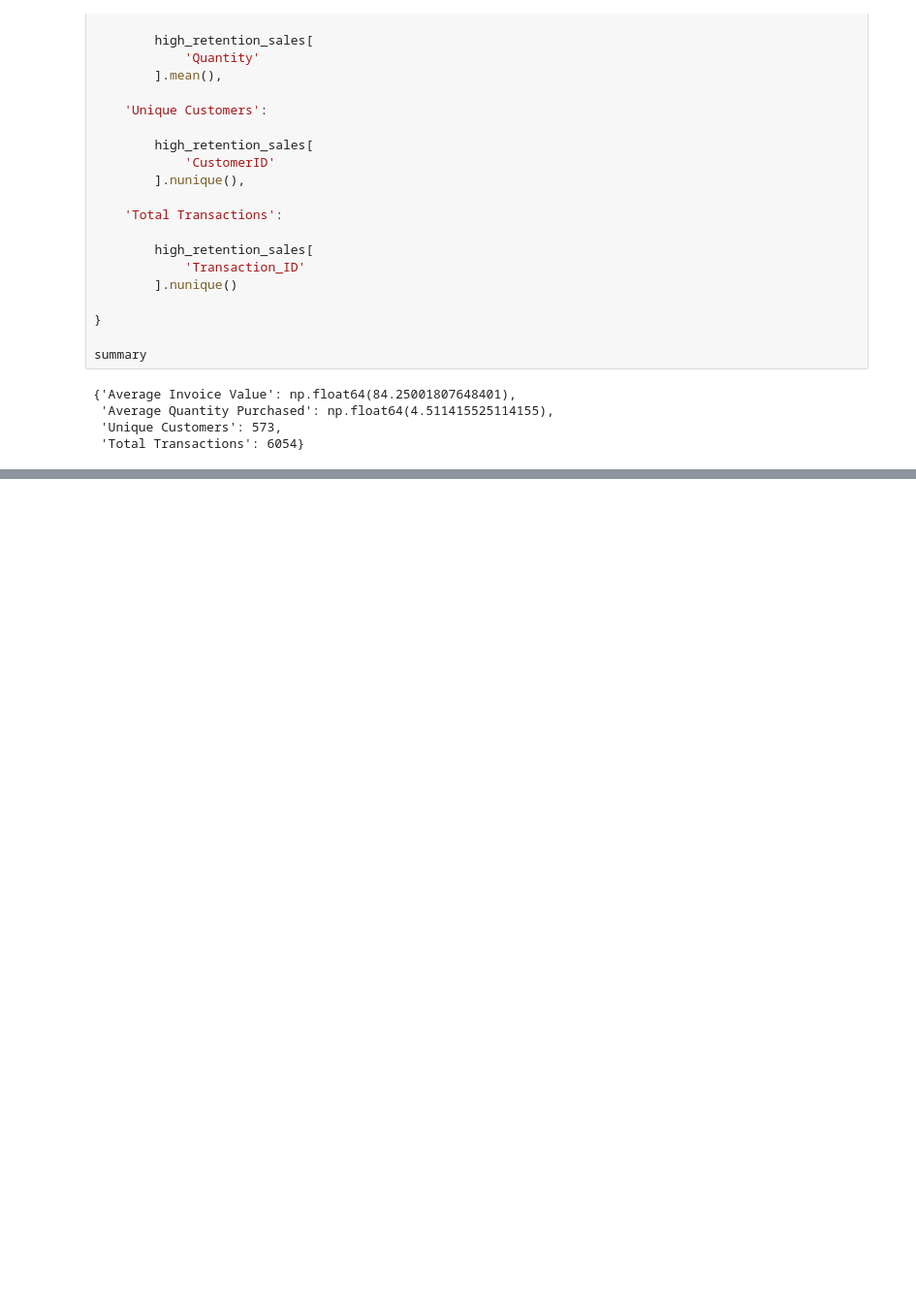
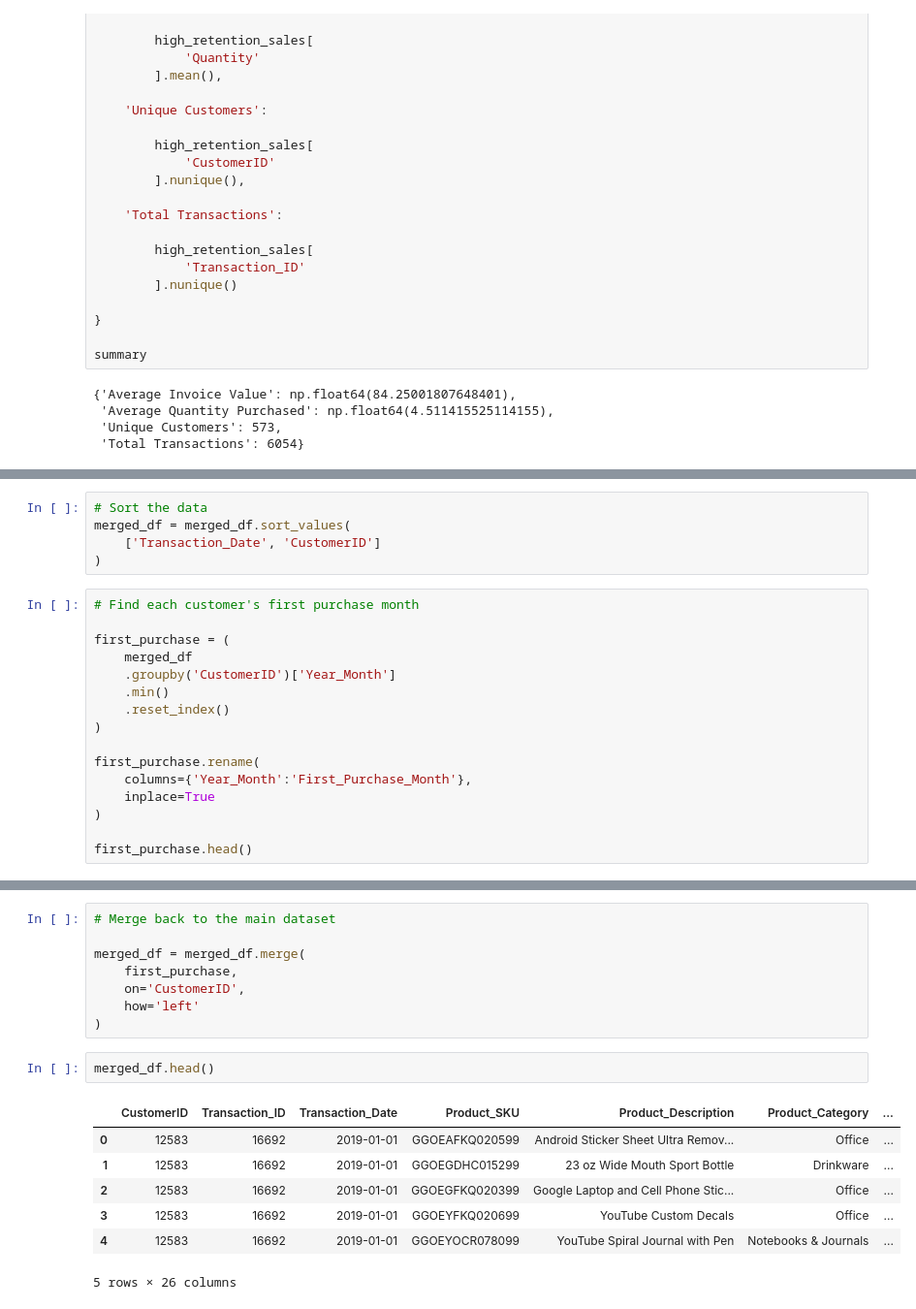
Before and after one commit to anp2/Declarative-Pipeline, a Jupyter notebook: EcommProj.ipynb, the cells around one changed output, grey strips where cells are left out. Shown at 97% size. Drawn from its saved outputs; the diff is of its cells as text; blank space fills up the shorter version.

```diff
--- a/EcommProj.ipynb
+++ b/EcommProj.ipynb
@@ -1443,0 +1464,21 @@ summary
+# %%
+# Sort the data
+merged_df = merged_df.sort_values(
+    ['Transaction_Date', 'CustomerID']
+)
+# %%
+# Find each customer's first purchase month
+
+first_purchase = (
+    merged_df
+    .groupby('CustomerID')['Year_Month']
+    .min()
+    .reset_index()
+)
+
+first_purchase.rename(
+    columns={'Year_Month':'First_Purchase_Month'},
+    inplace=True
+)
+
+first_purchase.head()
@@ -1443,0 +1492,18 @@ summary
+# %%
+# Merge back to the main dataset
+
+merged_df = merged_df.merge(
+    first_purchase,
+    on='CustomerID',
+    how='left'
+)
+# %%
+merged_df.head()
+# %% [output]
+|  | CustomerID | Transaction_ID | Transaction_Date | Product_SKU | Product_Description | Product_Category | ... |
+| 0 | 12583 | 16692 | 2019-01-01 | GGOEAFKQ020599 | Android Sticker Sheet Ultra Remov... | Office | ... |
+| 1 | 12583 | 16692 | 2019-01-01 | GGOEGDHC015299 | 23 oz Wide Mouth Sport Bottle | Drinkware | ... |
+| 2 | 12583 | 16692 | 2019-01-01 | GGOEGFKQ020399 | Google Laptop and Cell Phone Stic... | Office | ... |
+| 3 | 12583 | 16692 | 2019-01-01 | GGOEYFKQ020699 | YouTube Custom Decals | Office | ... |
+| 4 | 12583 | 16692 | 2019-01-01 | GGOEYOCR078099 | YouTube Spiral Journal with Pen | Notebooks & Journals | ... |
+5 rows × 26 columns
```
Also changed, not shown: parts of 16 cells of this notebook.
